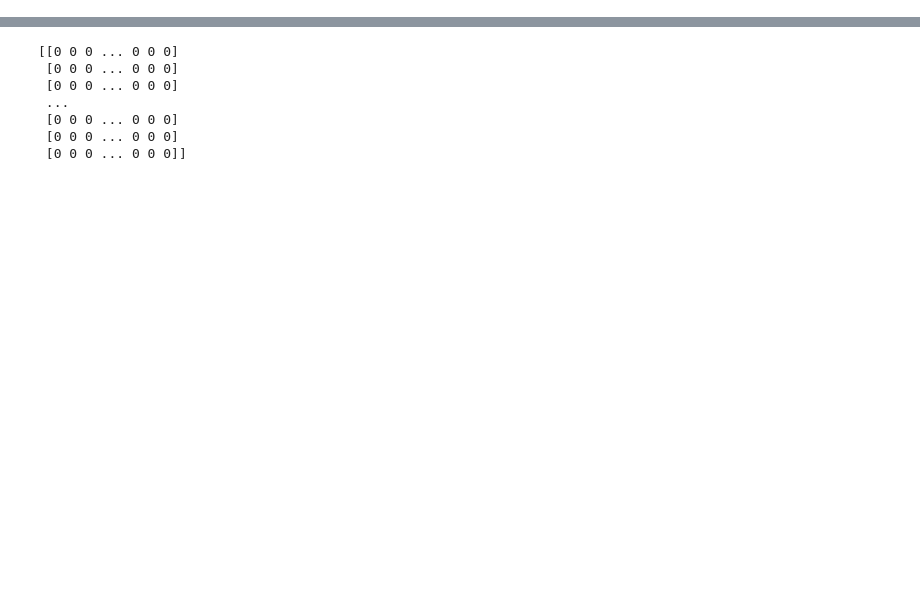
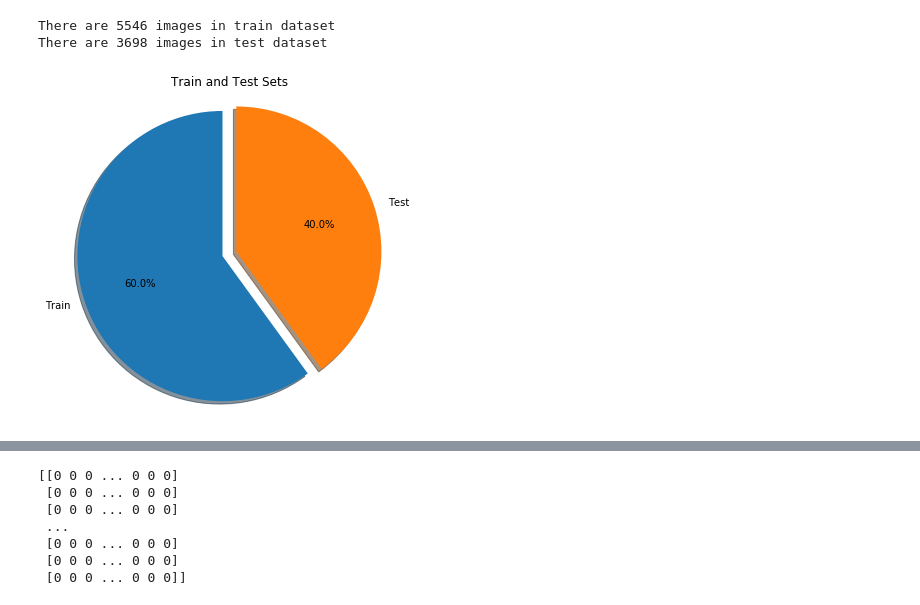
Before and after one commit to pjain310/DDL_Project, a Jupyter notebook: Preliminary Code.ipynb, the cells around one changed output, grey strips where cells are left out. Saved outputs shown, nothing was run; the diff lists cells and outputs as text; code cells hidden in the pictures; blank space fills up the shorter version.

```diff
--- a/Preliminary Code.ipynb
+++ b/Preliminary Code.ipynb
@@ -18,0 +38,22 @@ df['Label_Present'] = df['EncodedPixels'].map(lambda x: 0 if x is np.nan else 1)
+# %%
+#Number of train and test images
+n_train = len(os.listdir(f'{path}/train_images'))
+n_test = len(os.listdir(f'{path}/test_images'))
+print(f'There are {n_train} images in train dataset')
+print(f'There are {n_test} images in test dataset')
+
+# plotting a pie chart which demonstrates train and test sets
+labels = 'Train', 'Test'
+sizes = [n_train, n_test]
+explode = (0, 0.1)
+
+fig, ax = plt.subplots(figsize=(6, 6))
+ax.pie(sizes, explode=explode, labels=labels, autopct='%1.1f%%', shadow=True, startangle=90)
+ax.axis('equal')
+ax.set_title('Train and Test Sets')
+
+plt.show()
+# %% [output]
+There are 5546 images in train dataset
+There are 3698 images in test dataset
+[figure, added]
```
Also changed, not shown: parts of 6 cells of this notebook.
